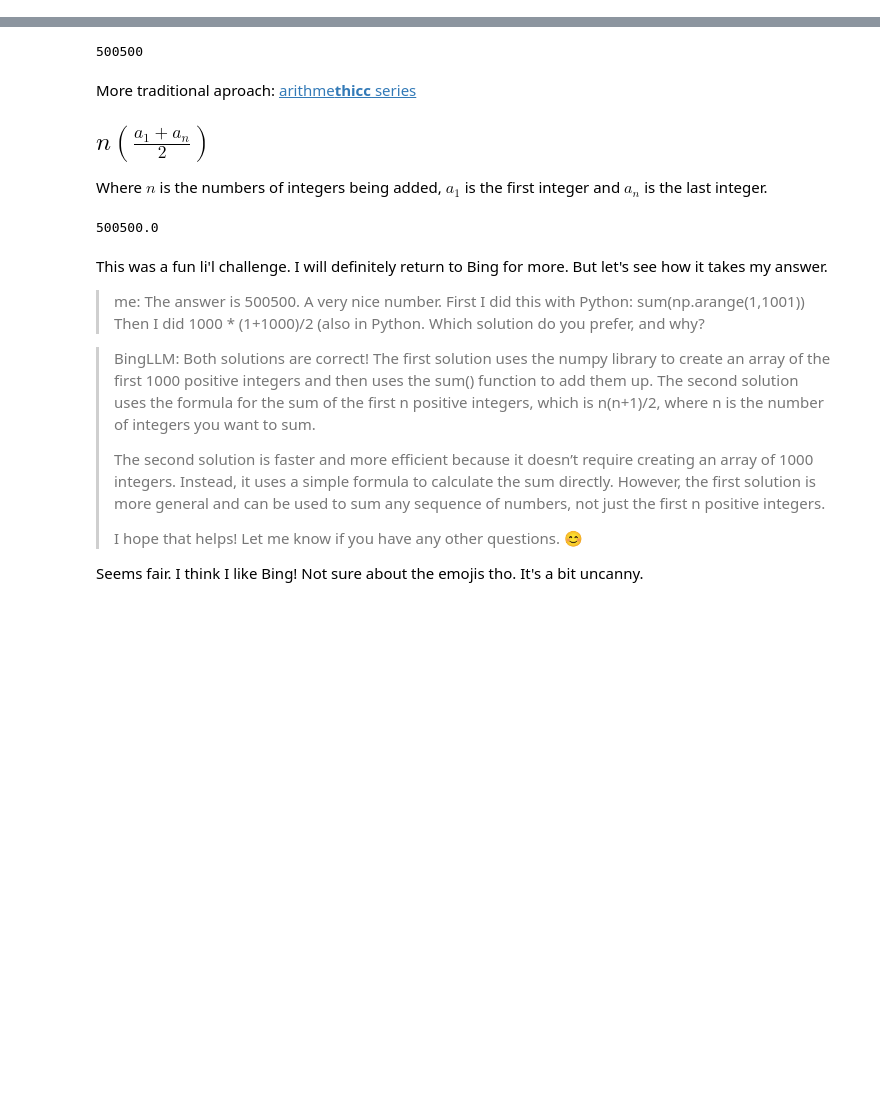
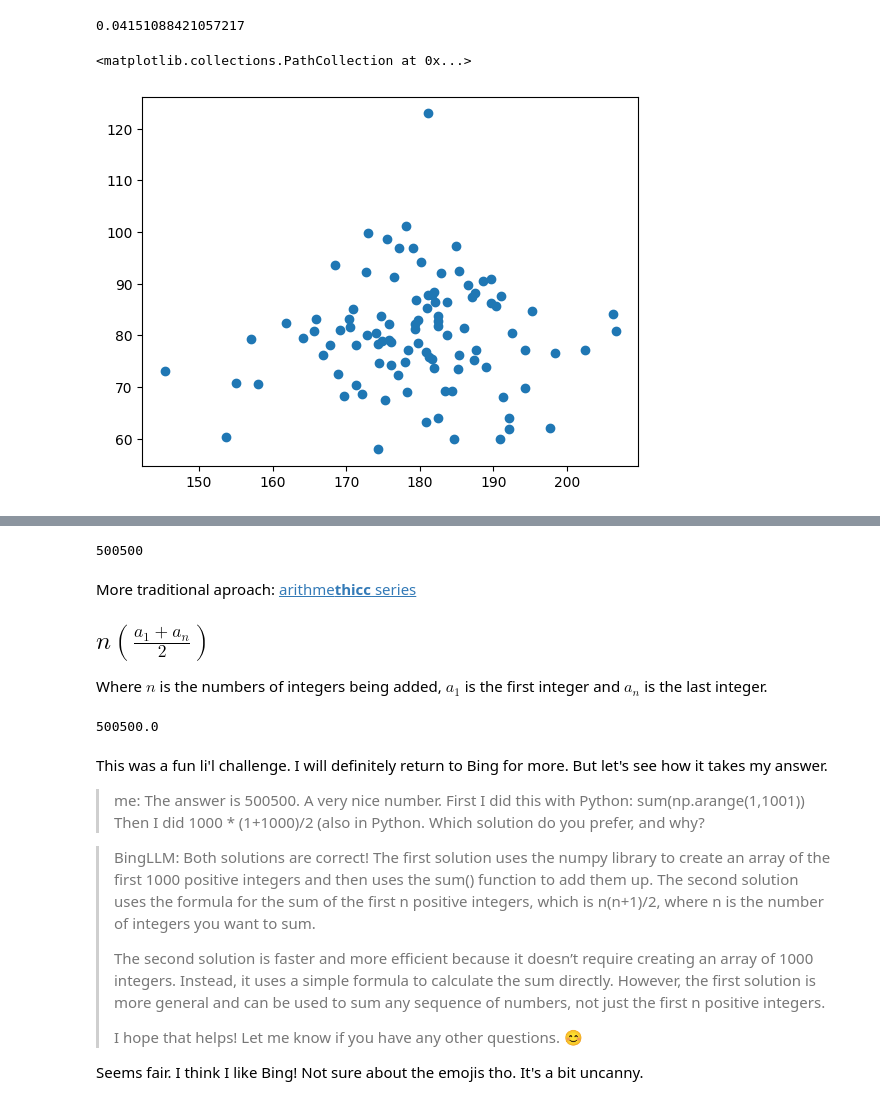
Before and after one commit to wlinds/mte, a Jupyter notebook: daily_doodle.ipynb, the cells around one changed output, grey strips where cells are left out. Saved outputs shown, nothing was run; the diff lists cells and outputs as text; code cells hidden in the pictures; blank space fills up the shorter version.

Commit message:
Day 31 - Bing & corrcoef: simulated vs. real data

```diff
--- a/daily_doodle.ipynb
+++ b/daily_doodle.ipynb
@@ -0,0 +36,15 @@
+# %%
+import numpy as np
+import matplotlib.pyplot as plt
+
+height = np.random.normal(180, 10, 100)
+weight = np.random.normal(80, 10, 100)
+
+corr_coef = np.corrcoef(height, weight)[0,1]
+
+print(corr_coef)
+plt.scatter(height, weight)
+# %% [output]
+0.04151088421057217
+<matplotlib.collections.PathCollection at 0x...>
+[figure, added]
```
Also changed, not shown: parts of 12 cells of this notebook.
